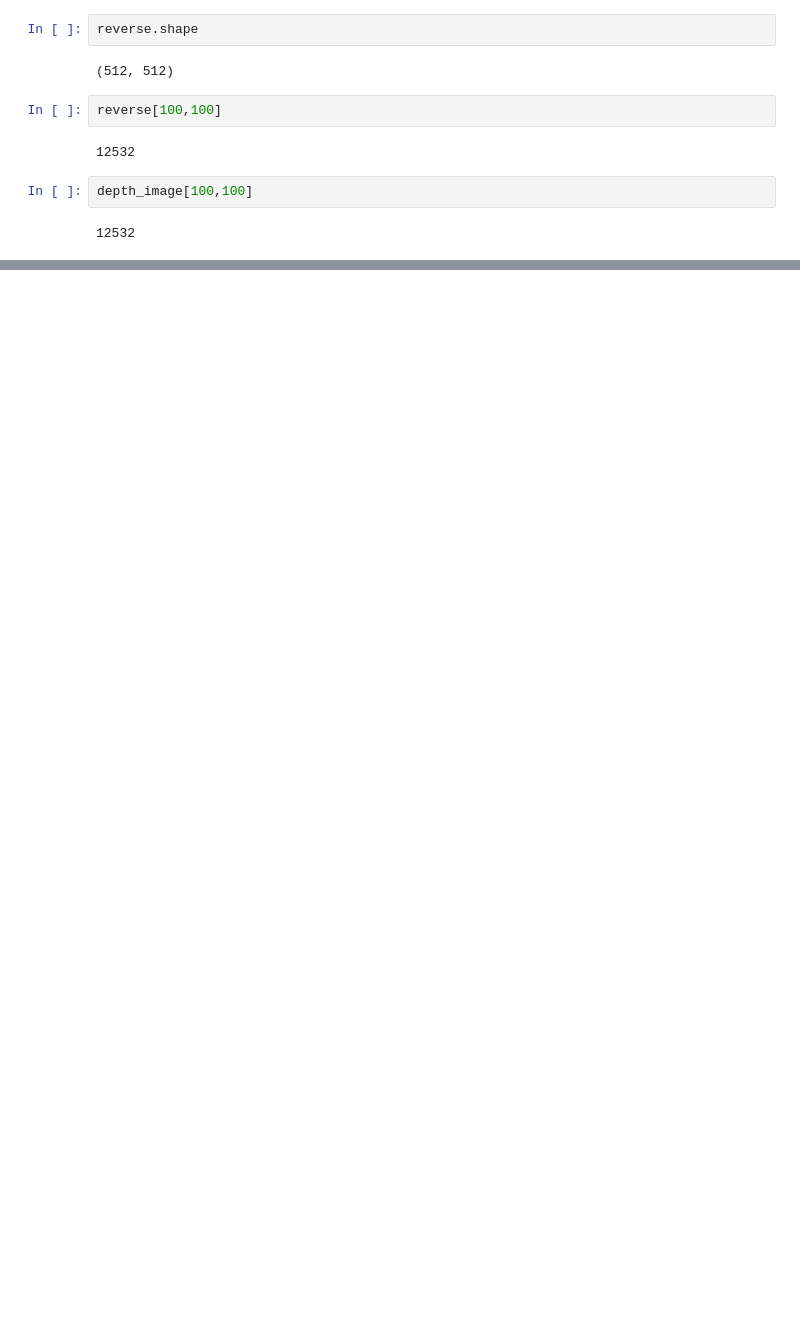
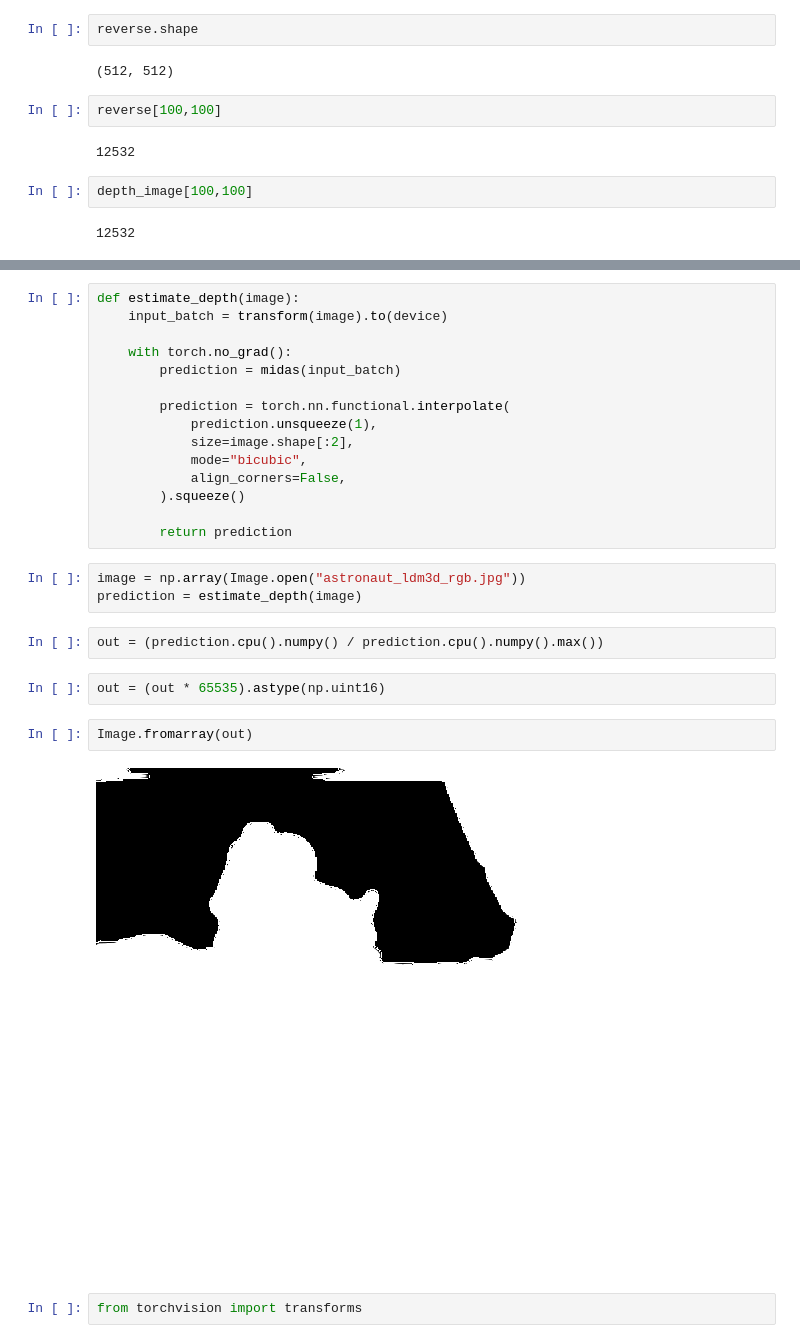
Before and after one commit to tnam02112001/diffusers, a Jupyter notebook: testing.ipynb, the cells around one changed output, grey strips where cells are left out. Drawn from its saved outputs; the diff is of its cells as text; blank space fills up the shorter version.

```diff
--- a/testing.ipynb
+++ b/testing.ipynb
@@ -39,0 +60,28 @@ depth_image[100,100]
+# %%
+def estimate_depth(image):
+    input_batch = transform(image).to(device)
+
+    with torch.no_grad():
+        prediction = midas(input_batch)
+
+        prediction = torch.nn.functional.interpolate(
+            prediction.unsqueeze(1),
+            size=image.shape[:2],
+            mode="bicubic",
+            align_corners=False,
+        ).squeeze()
+
+        return prediction
+# %%
+image = np.array(Image.open("astronaut_ldm3d_rgb.jpg"))
+prediction = estimate_depth(image)
+# %%
+out = (prediction.cpu().numpy() / prediction.cpu().numpy().max())
+# %%
+out = (out * 65535).astype(np.uint16)
+# %%
+Image.fromarray(out)
+# %% [output]
+[figure, added]
+# %%
+from torchvision import transforms
```
Also changed, not shown: parts of 19 cells of this notebook, 4 other files.
